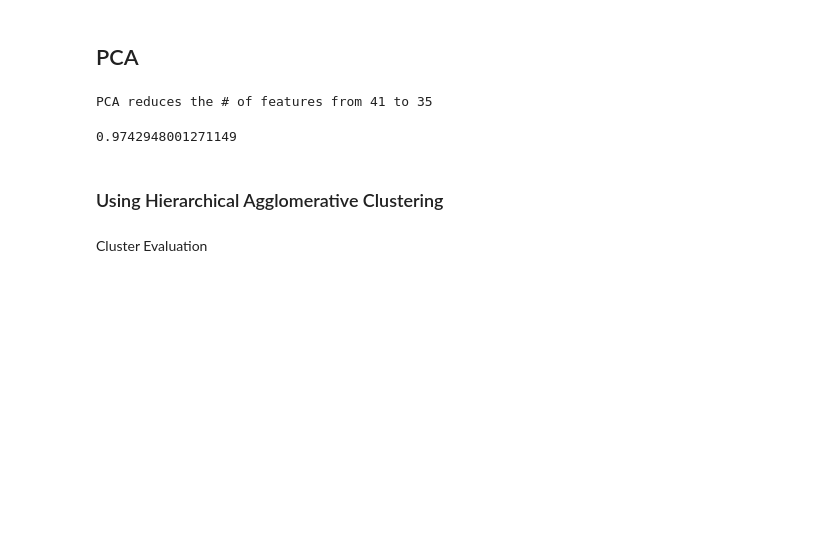
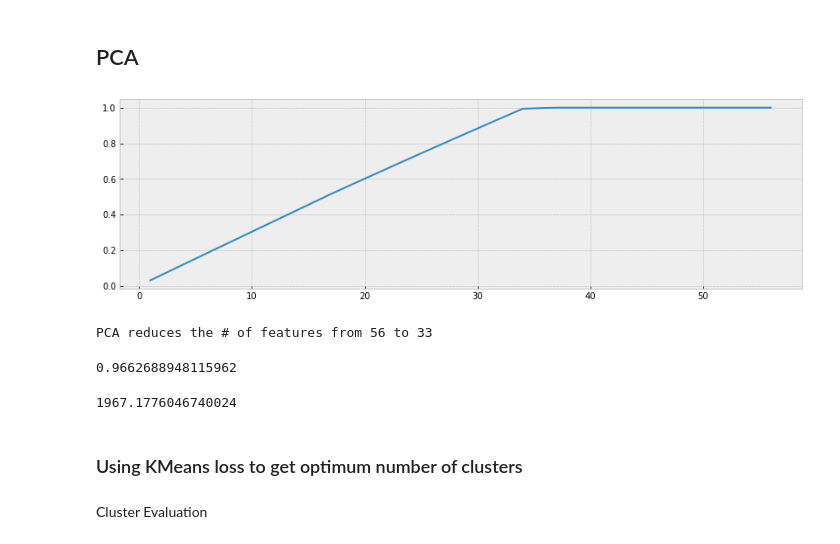
Before and after one commit to domomehin/ML-Matchmaking, a Jupyter notebook: modeling.ipynb, the cells around one changed output. Drawn from its saved outputs; the diff is of its cells as text; code cells hidden in the pictures; blank space fills up the shorter version.

```diff
--- a/modeling.ipynb
+++ b/modeling.ipynb
@@ -139,32 +143,51 @@ vect_df
 # %%
 from sklearn.decomposition import PCA
 
 # Performing dimension reduction
 # Instantiating PCA
 pca = PCA()
 
 # Fitting and Transforming the DF
 df_pca = pca.fit_transform(vect_df)
 
+# Plotting to determine how many features should the dataset be reduced to
+plt.style.use("bmh")
+plt.figure(figsize=(14,4))
+plt.plot(range(1,vect_df.shape[1]+1), pca.explained_variance_ratio_.cumsum())
+plt.show()
+
 # Finding the exact number of features to maximize the variance in the data
 total_explained_variance = pca.explained_variance_ratio_.cumsum()
-n_over_9 = len(total_explained_variance[total_explained_variance>=.99])
-n_to_reach_9 = vect_df.shape[1] - n_over_9
+n_over_95 = len(total_explained_variance[total_explained_variance>=.99])
+n_to_reach_95 = vect_df.shape[1] - n_over_95
 
-print("PCA reduces the # of features from", vect_df.shape[1], 'to', n_to_reach_9)
+print("PCA reduces the # of features from", vect_df.shape[1], 'to', n_to_reach_95)
 
 # Reducing the dataset to the number of features determined before
-pca = PCA(n_components=n_to_reach_9)
+pca = PCA(n_components=n_to_reach_95)
 
 # Fitting and transforming the dataset to the stated number of features
 df_pca = pca.fit_transform(vect_df)
 
 # Seeing the variance ratio that still remains after the dataset has been reduced
 pca.explained_variance_ratio_.cumsum()[-1]
 # %% [output]
+[figure, added]
-PCA reduces the # of features from 41 to 35
+PCA reduces the # of features from 56 to 33
-0.9742948001271149
+0.9662688948115962
-# %% [markdown]
-### Using Hierarchical Agglomerative Clustering
+# %%
+# Instantiating KMeans
+k_means = KMeans(n_clusters=4)
+
+# Fitting
+k_means.fit(df_pca)
+
+# Getting cluster assignments
+cluster_assignments = k_means.predict(df_pca)
+
+# Setting an evaluation score or metric
+print(calinski_harabasz_score(df_pca, cluster_assignments))
+# %% [output]
+1967.1776046740024
 # %%
 # Setting the amount of clusters to test out
@@ -199,3 +220,5 @@ for i in tqdm(cluster_cnt):
+# %% [markdown]
+### Using KMeans loss to get optimum number of clusters
 # %%
 def cluster_eval(y, x):
     """
```
Also changed, not shown: parts of 16 cells of this notebook, 12 other files.
